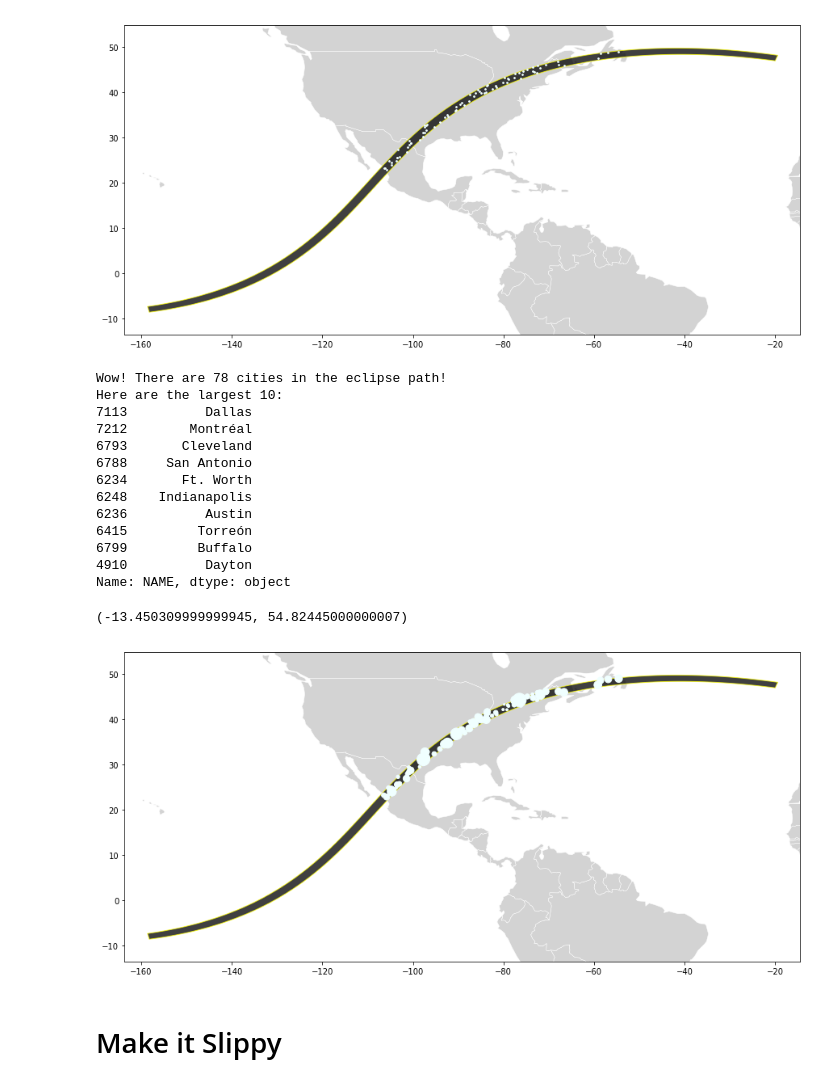
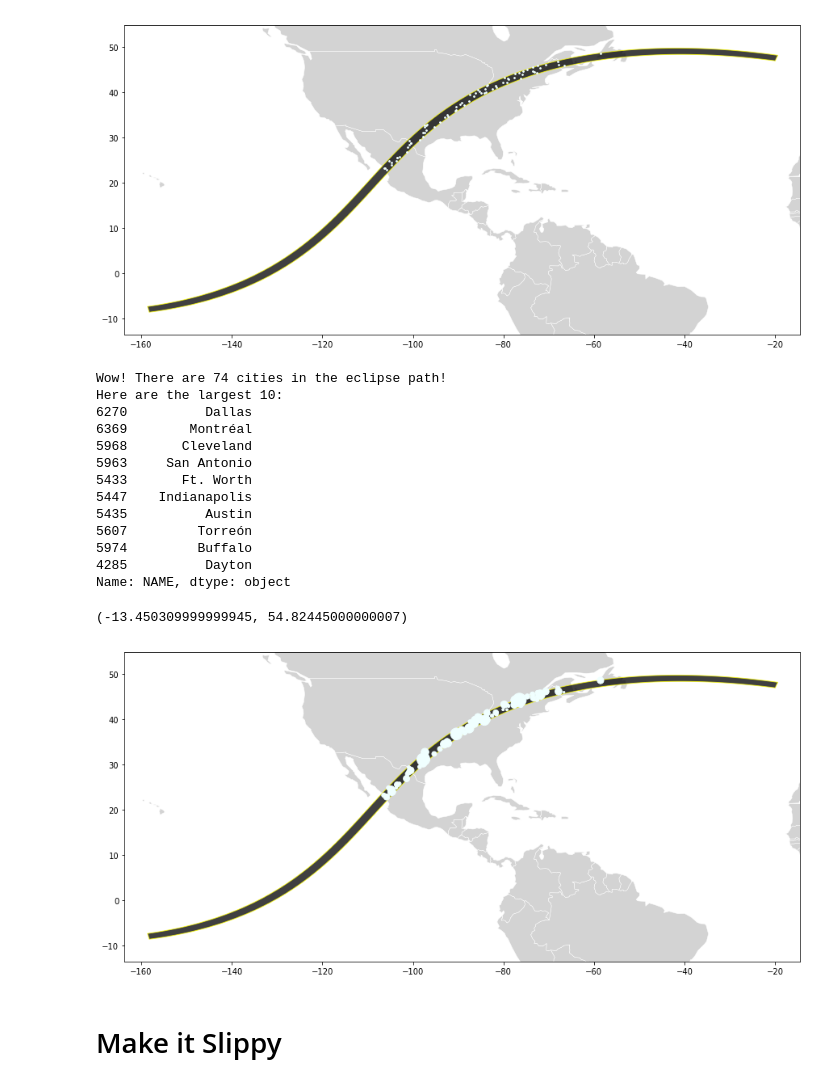
Before and after one commit to christyheaton/mapitwithpython, a Jupyter notebook: Notebook/Presentation.ipynb, the cells around one changed output. Cells and saved outputs as stored; diff of their text form; code cells hidden in the pictures.

```diff
--- a/Notebook/Presentation.ipynb
+++ b/Notebook/Presentation.ipynb
@@ -652,32 +641,31 @@ plt.ylim([bounds.miny.min()-5, bounds.maxy.max()+5])
 # %%
 print('Wow! There are {} cities in the eclipse path!'.format(len(ecities)))
 print("Here are the largest 10:")
-print(ecities.sort_values('POP_MAX', ascending = False)['NAME'].head(10))
-top10 = ecities.sort_values('POP_MAX', ascending = False)['NAME'].head(10)
+print(ecities.sort_values('POP', ascending = False)['NAME'].head(10))
 # %% [output]
-Wow! There are 78 cities in the eclipse path!
+Wow! There are 74 cities in the eclipse path!
 Here are the largest 10:
-7113          Dallas
-7212        Montréal
-6793       Cleveland
-6788     San Antonio
-6234       Ft. Worth
-6248    Indianapolis
-6236          Austin
-6415         Torreón
-6799         Buffalo
-4910          Dayton
+6270          Dallas
+6369        Montréal
+5968       Cleveland
+5963     San Antonio
+5433       Ft. Worth
+5447    Indianapolis
+5435          Austin
+5607         Torreón
+5974         Buffalo
+4285          Dayton
 Name: NAME, dtype: object
 # %%
 base = world.plot(color='lightgray', linewidth=0.5, edgecolor='white', figsize=(15,10))
 myeclipse.plot(ax=base, color='black', edgecolor='yellow', alpha=0.75)
-ecities.plot(marker='o', color='azure', ax=base, markersize=cities['POP_MAX']/1000, legend=True)
+ecities.plot(marker='o', color='azure', ax=base, markersize=cities['POP']/1000, legend=True)
 bounds = myeclipse.geometry.bounds
 plt.xlim([bounds.minx.min()-5, bounds.maxx.max()+5])
 plt.ylim([bounds.miny.min()-5, bounds.maxy.max()+5])
 # %% [output]
 (-13.450309999999945, 54.82445000000007)
-[figure, old version]
+[figure, new version]
 # %% [markdown]
 # Make it Slippy
 # %% [markdown]
```
Also changed, not shown: parts of 22 cells of this notebook.
